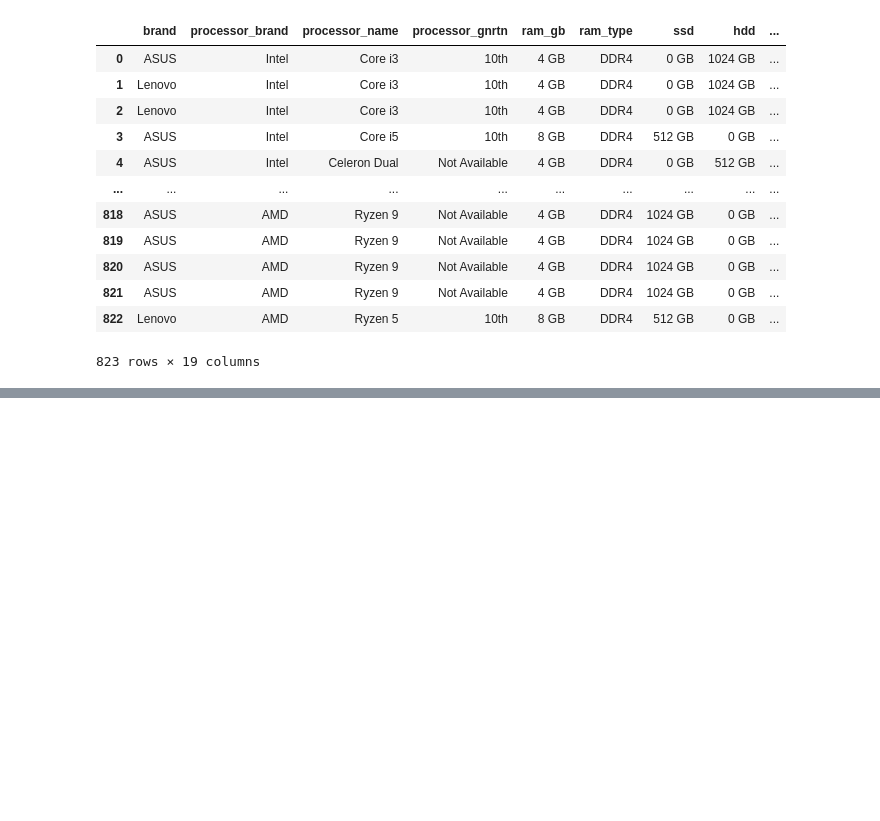
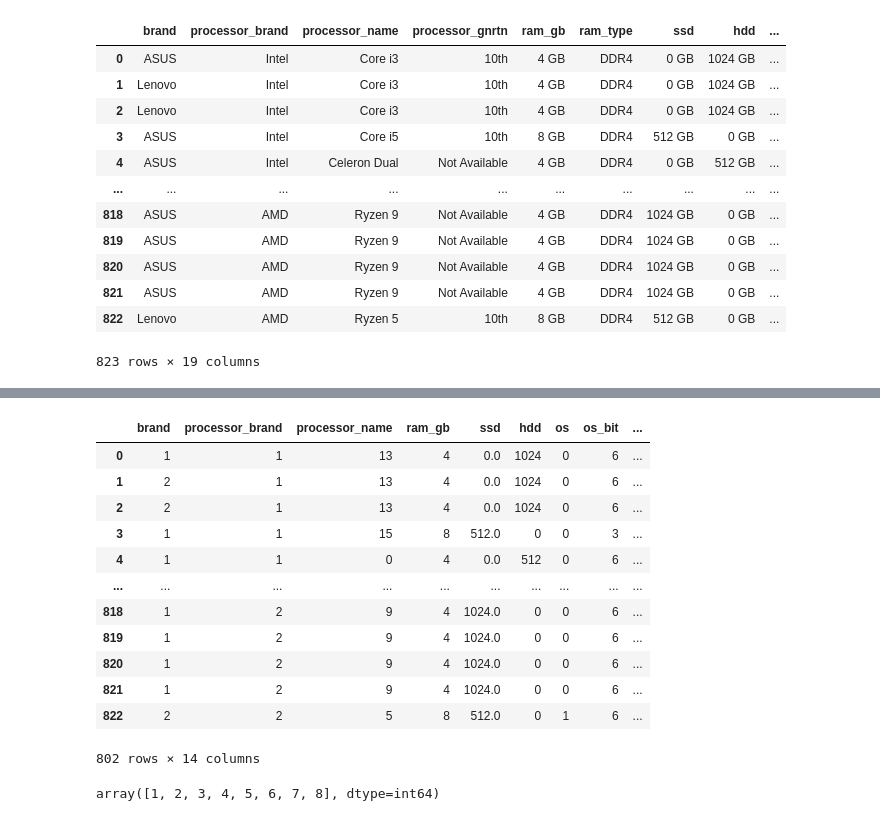
Before and after one commit to Govind-kumawat2002/Python_Library, a Jupyter notebook: Machine_learning/linear_Regration01.ipynb, the cells around one changed output, grey strips where cells are left out. Saved outputs shown, nothing was run; the diff lists cells and outputs as text; code cells hidden in the pictures; blank space fills up the shorter version.

```diff
--- a/Machine_learning/linear_Regration01.ipynb
+++ b/Machine_learning/linear_Regration01.ipynb
@@ -22,0 +151,4 @@ laptop_data
+# %%
+laptop_df['ssd'].unique()
+dt_ssd = {"0 GB":0,"512 GB":512,"256 GB":256,"1024 GB":1024,"2048 GB":2048,"3072 GB":3072,}
+laptop_df['ssd']=laptop_df['ssd'].map(dt_ssd)
@@ -22,0 +172,25 @@ laptop_data
+# %%
+laptop_df['processor_name'].unique()
+dt_processor_name = {"Core i3":13,"Core i5":15,"Celeron Dual":0,"Ryzen 5":5,"Core i7":17,"Core i9":19,"M1":00,"Pentium Quad":000,"Ryzen 3":3,"Ryzen 7":7,"Ryzen 9":9}
+laptop_df['processor_name']=laptop_df['processor_name'].map(dt_processor_name)
+# %%
+num_col = laptop_df.select_dtypes(exclude='O') # esme apn numerical value vale coloum alg kr liye
+num_col
+# %% [output]
+|  | brand | processor_brand | processor_name | ram_gb | ssd | hdd | os | os_bit | ... |
+| 0 | 1 | 1 | 13 | 4 | 0.0 | 1024 | 0 | 6 | ... |
+| 1 | 2 | 1 | 13 | 4 | 0.0 | 1024 | 0 | 6 | ... |
+| 2 | 2 | 1 | 13 | 4 | 0.0 | 1024 | 0 | 6 | ... |
+| 3 | 1 | 1 | 15 | 8 | 512.0 | 0 | 0 | 3 | ... |
+| 4 | 1 | 1 | 0 | 4 | 0.0 | 512 | 0 | 6 | ... |
+| ... | ... | ... | ... | ... | ... | ... | ... | ... | ... |
+| 818 | 1 | 2 | 9 | 4 | 1024.0 | 0 | 0 | 6 | ... |
+| 819 | 1 | 2 | 9 | 4 | 1024.0 | 0 | 0 | 6 | ... |
+| 820 | 1 | 2 | 9 | 4 | 1024.0 | 0 | 0 | 6 | ... |
+| 821 | 1 | 2 | 9 | 4 | 1024.0 | 0 | 0 | 6 | ... |
+| 822 | 2 | 2 | 5 | 8 | 512.0 | 0 | 1 | 6 | ... |
+802 rows × 14 columns
+# %%
+laptop_df['brand'].unique()
+# %% [output]
+array([1, 2, 3, 4, 5, 6, 7, 8], dtype=int64)
```
Also changed, not shown: parts of 27 cells of this notebook, 1 other file.
